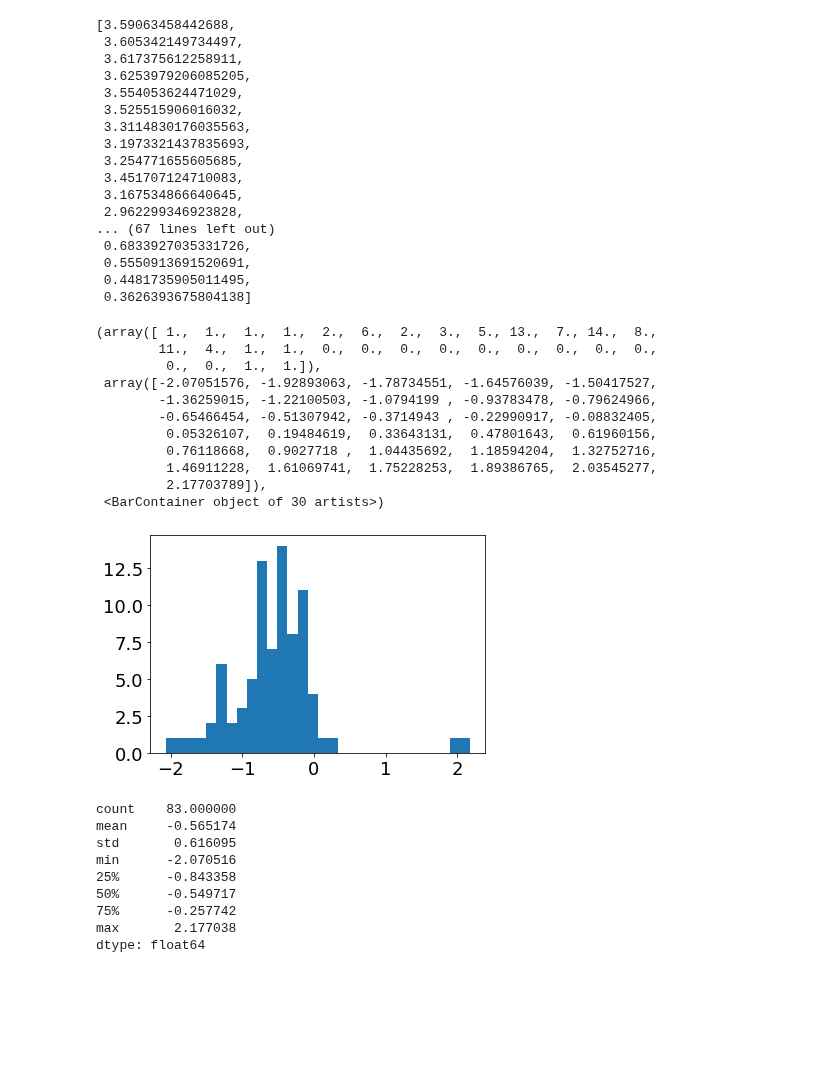
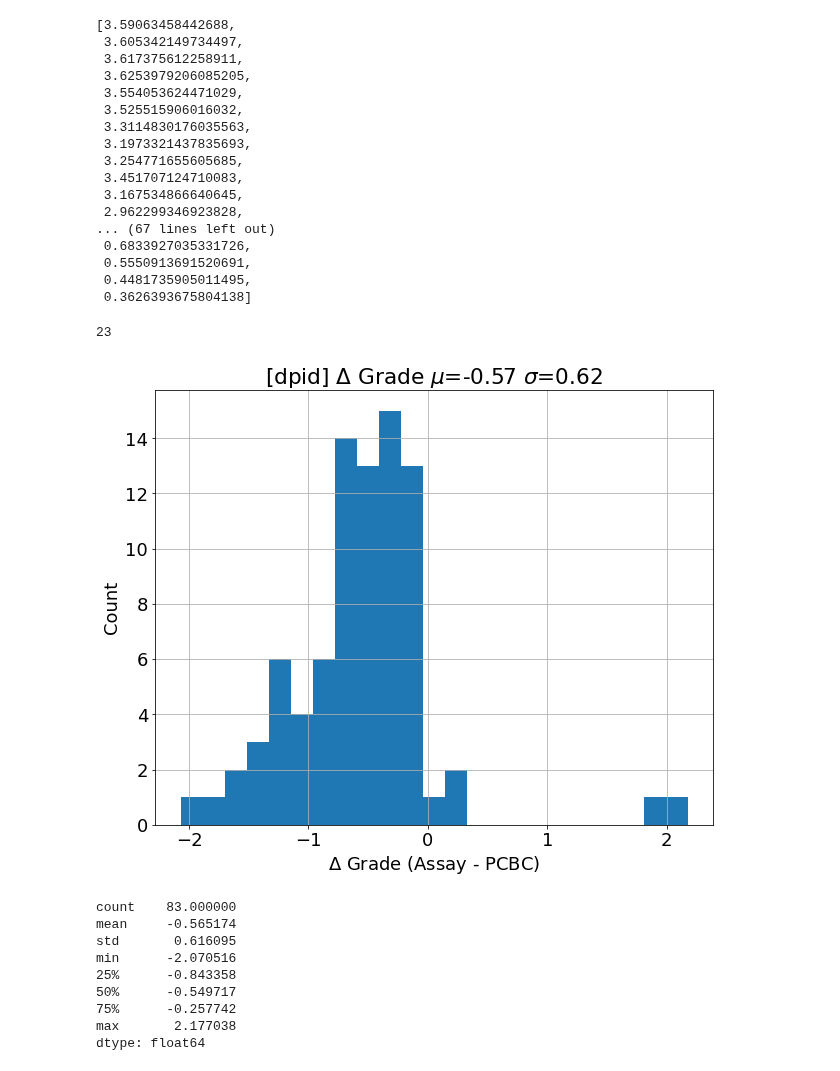
Before and after one commit to jouytrew/masters_pfti, a Jupyter notebook: notebooks/het_analysis_wrt_time_desensitized_compare_dp_pcbc.ipynb, the cells around one changed output. Cells and saved outputs as stored; diff of their text form; code cells hidden in the pictures; blank space fills up the shorter version.

```diff
--- a/notebooks/het_analysis_wrt_time_desensitized_compare_dp_pcbc.ipynb
+++ b/notebooks/het_analysis_wrt_time_desensitized_compare_dp_pcbc.ipynb
@@ -405,21 +428,35 @@ epoch = common_dates[0]
  0.5550913691520691,
  0.4481735905011495,
  0.3626393675804138]
-# %%
-plt.hist(delta_grades, 30)
-# %% [output]
-(array([ 1.,  1.,  1.,  1.,  2.,  6.,  2.,  3.,  5., 13.,  7., 14.,  8.,
-        11.,  4.,  1.,  1.,  0.,  0.,  0.,  0.,  0.,  0.,  0.,  0.,  0.,
-         0.,  0.,  1.,  1.]),
- array([-2.07051576, -1.92893063, -1.78734551, -1.64576039, -1.50417527,
-        -1.36259015, -1.22100503, -1.0794199 , -0.93783478, -0.79624966,
-        -0.65466454, -0.51307942, -0.3714943 , -0.22990917, -0.08832405,
-         0.05326107,  0.19484619,  0.33643131,  0.47801643,  0.61960156,
-         0.76118668,  0.9027718 ,  1.04435692,  1.18594204,  1.32752716,
-         1.46911228,  1.61069741,  1.75228253,  1.89386765,  2.03545277,
-         2.17703789]),
- <BarContainer object of 30 artists>)
-[figure, removed]
+# %%
+ymin, ymax = ax.get_ylim()
+bins = int((ymax - ymin) * 5)
+bins
+# %% [output]
+23
+# %%
+fig = plt.figure()
+fig.set_size_inches(10, 8)
+ax = fig.add_subplot()
+
+ax.hist(delta_grades, bins=bins)
+
+ax.set_ylabel('Count')
+ax.set_xlabel('$\Delta$ Grade (Assay - PCBC)')
+
+desc_stats = pd.Series(delta_grades).describe()
+
+ax.set_title(f'[dpid] $\Delta$ Grade $\mu$={desc_stats["mean"]:0.2f} $\sigma$={desc_stats["std"]:0.2f}')
+ax.grid()
+
+# from scipy.stats import norm
+# xmin, xmax = plt.xlim()
+# x = np.linspace(xmin, xmax, 100)
+# p = norm.pdf(x, desc_stats["mean"], desc_stats["std"])
+
+# plt.plot(x, p, 'k', linewidth=2)
+# %% [output]
+[figure, added]
 # %%
 pd.Series(delta_grades).describe()
 # %% [output]
```
Also changed, not shown: parts of 4 cells of this notebook.
